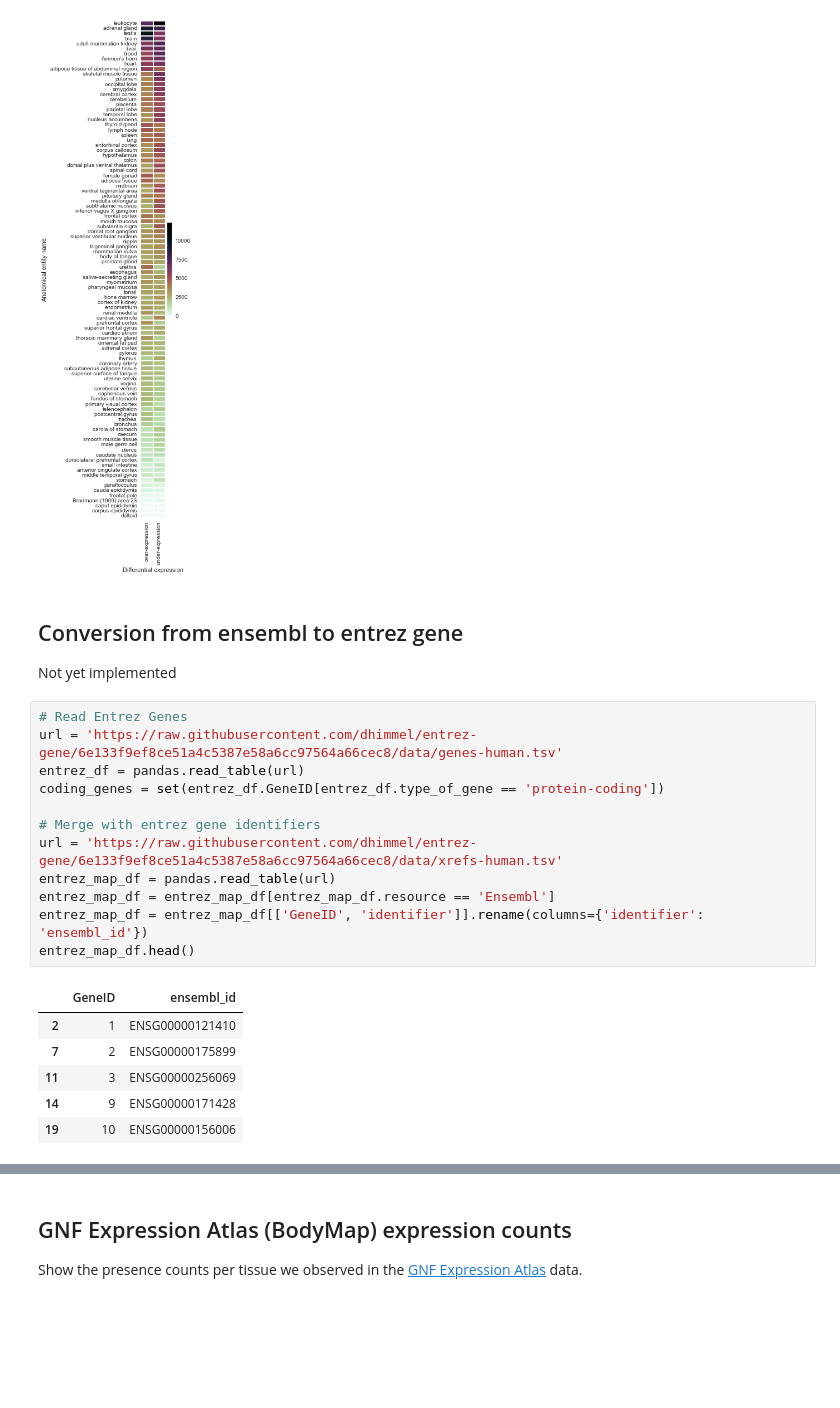
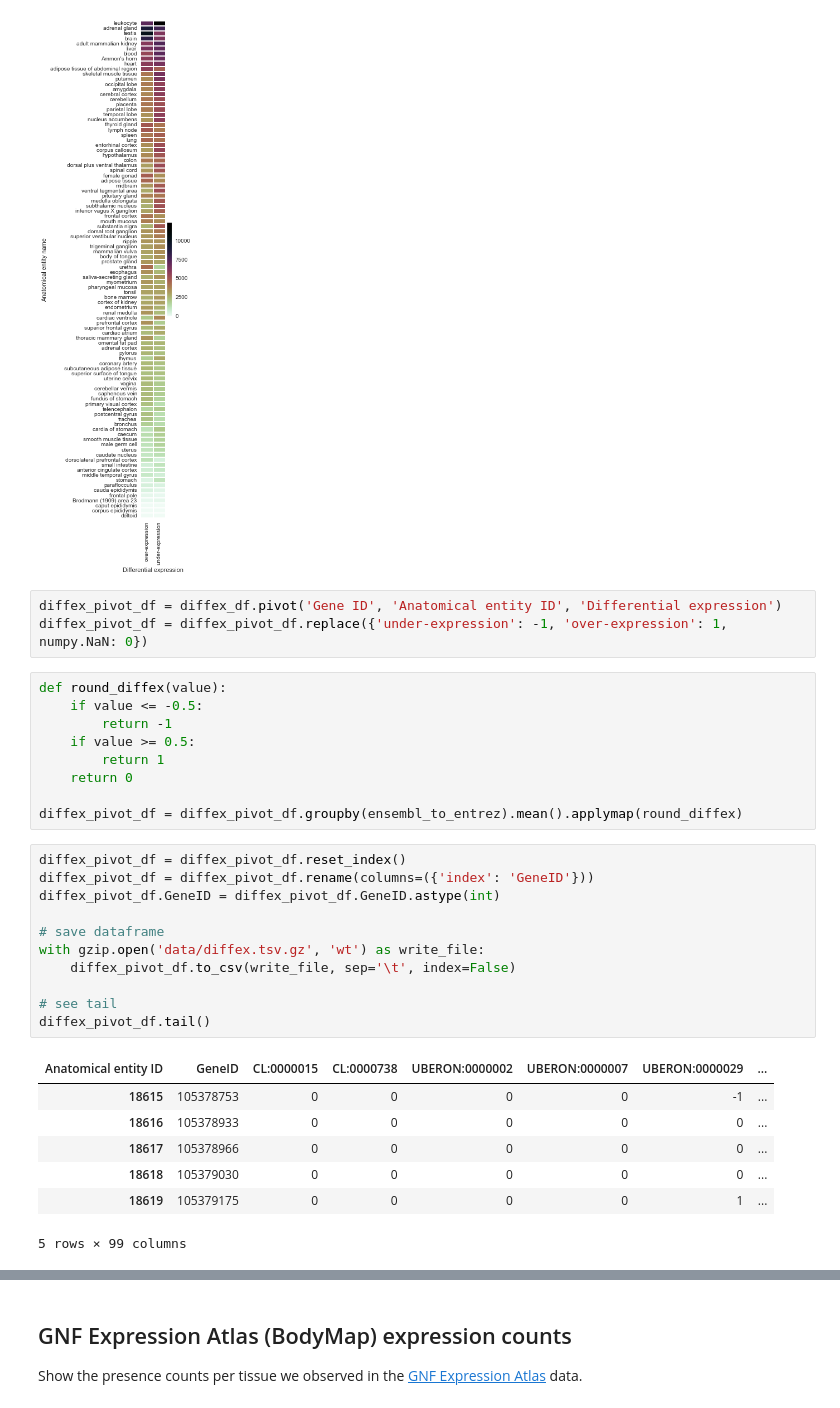
Before and after one commit to dhimmel/bgee, a Jupyter notebook: bgee.ipynb, the cells around one changed output, grey strips where cells are left out. Drawn from its saved outputs; the diff is of its cells as text; blank space fills up the shorter version.

```diff
--- a/bgee.ipynb
+++ b/bgee.ipynb
@@ -136,26 +181,34 @@ cmap = seaborn.cubehelix_palette(15, start=2.2, rot=1, gamma=1.6, hue=1, light=0
 seaborn.heatmap(rect_df.drop('differential expression', axis=1), cmap=cmap);
 # %% [output]
 [figure]
-# %% [markdown]
-## Conversion from ensembl to entrez gene
-
-Not yet implemented
-# %%
-# Read Entrez Genes
-url = 'https://raw.githubusercontent.com/dhimmel/entrez-gene/6e133f9ef8ce51a4c5387e58a6cc97564a66cec8/data/genes-human.tsv'
-entrez_df = pandas.read_table(url)
-coding_genes = set(entrez_df.GeneID[entrez_df.type_of_gene == 'protein-coding'])
-
-# Merge with entrez gene identifiers
-url = 'https://raw.githubusercontent.com/dhimmel/entrez-gene/6e133f9ef8ce51a4c5387e58a6cc97564a66cec8/data/xrefs-human.tsv'
-entrez_map_df = pandas.read_table(url)
-entrez_map_df = entrez_map_df[entrez_map_df.resource == 'Ensembl']
-entrez_map_df = entrez_map_df[['GeneID', 'identifier']].rename(columns={'identifier': 'ensembl_id'})
-entrez_map_df.head()
-# %% [output]
-|  | GeneID | ensembl_id |
-| 2 | 1 | ENSG00000121410 |
-| 7 | 2 | ENSG00000175899 |
-| 11 | 3 | ENSG00000256069 |
-| 14 | 9 | ENSG00000171428 |
-| 19 | 10 | ENSG00000156006 |
+# %%
+diffex_pivot_df = diffex_df.pivot('Gene ID', 'Anatomical entity ID', 'Differential expression')
+diffex_pivot_df = diffex_pivot_df.replace({'under-expression': -1, 'over-expression': 1, numpy.NaN: 0})
+# %%
+def round_diffex(value):
+    if value <= -0.5:
+        return -1
+    if value >= 0.5:
+        return 1
+    return 0
+
+diffex_pivot_df = diffex_pivot_df.groupby(ensembl_to_entrez).mean().applymap(round_diffex)
+# %%
+diffex_pivot_df = diffex_pivot_df.reset_index()
+diffex_pivot_df = diffex_pivot_df.rename(columns=({'index': 'GeneID'}))
+diffex_pivot_df.GeneID = diffex_pivot_df.GeneID.astype(int)
+
+# save dataframe
+with gzip.open('data/diffex.tsv.gz', 'wt') as write_file:
+    diffex_pivot_df.to_csv(write_file, sep='\t', index=False)
+
+# see tail
+diffex_pivot_df.tail()
+# %% [output]
+| Anatomical entity ID | GeneID | CL:0000015 | CL:0000738 | UBERON:0000002 | UBERON:0000007 | UBERON:0000029 | ... |
+| 18615 | 105378753 | 0 | 0 | 0 | 0 | -1 | ... |
+| 18616 | 105378933 | 0 | 0 | 0 | 0 | 0 | ... |
+| 18617 | 105378966 | 0 | 0 | 0 | 0 | 0 | ... |
+| 18618 | 105379030 | 0 | 0 | 0 | 0 | 0 | ... |
+| 18619 | 105379175 | 0 | 0 | 0 | 0 | 1 | ... |
+5 rows × 99 columns
```
Also changed, not shown: parts of 11 cells of this notebook, 2 other files.
